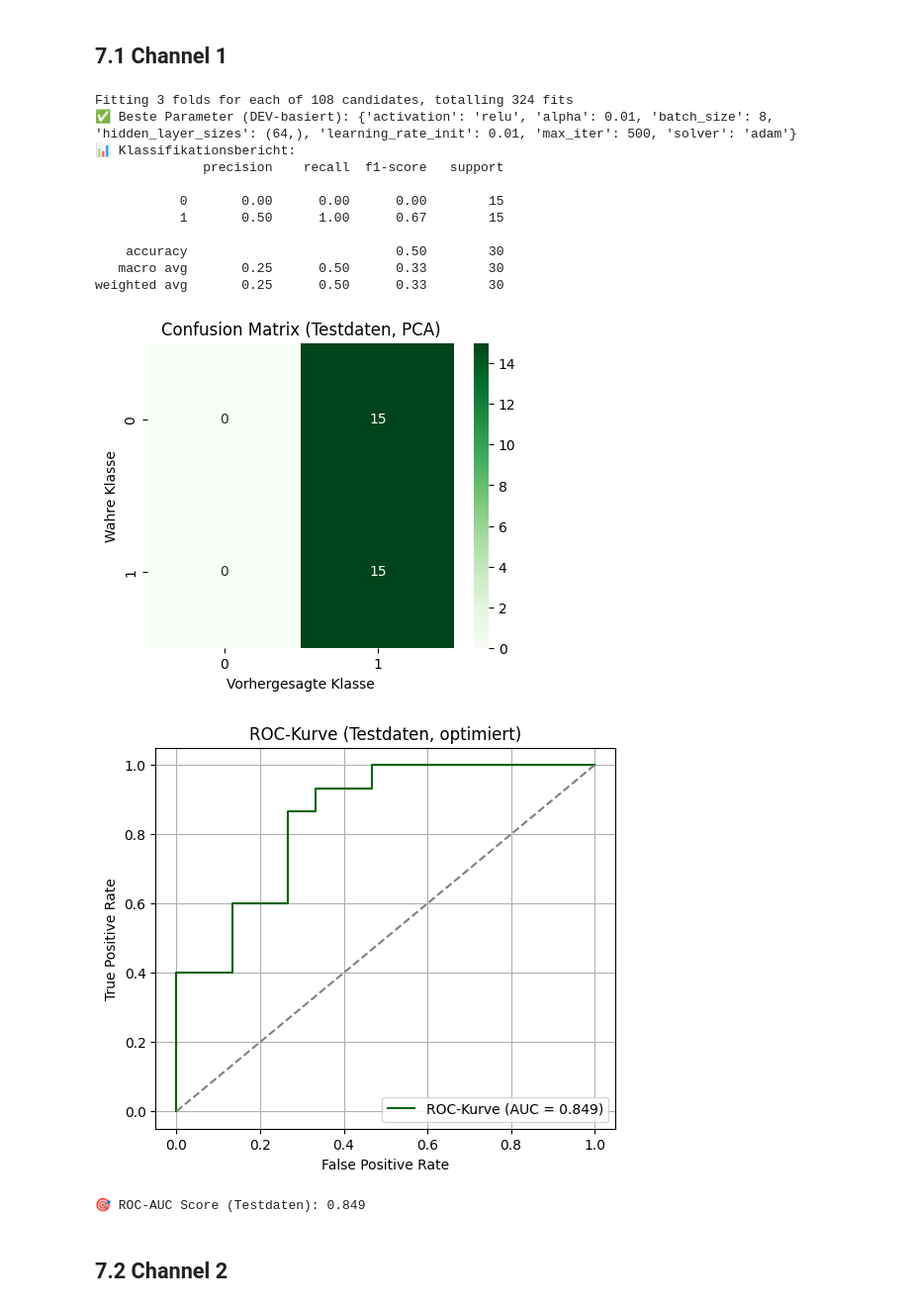
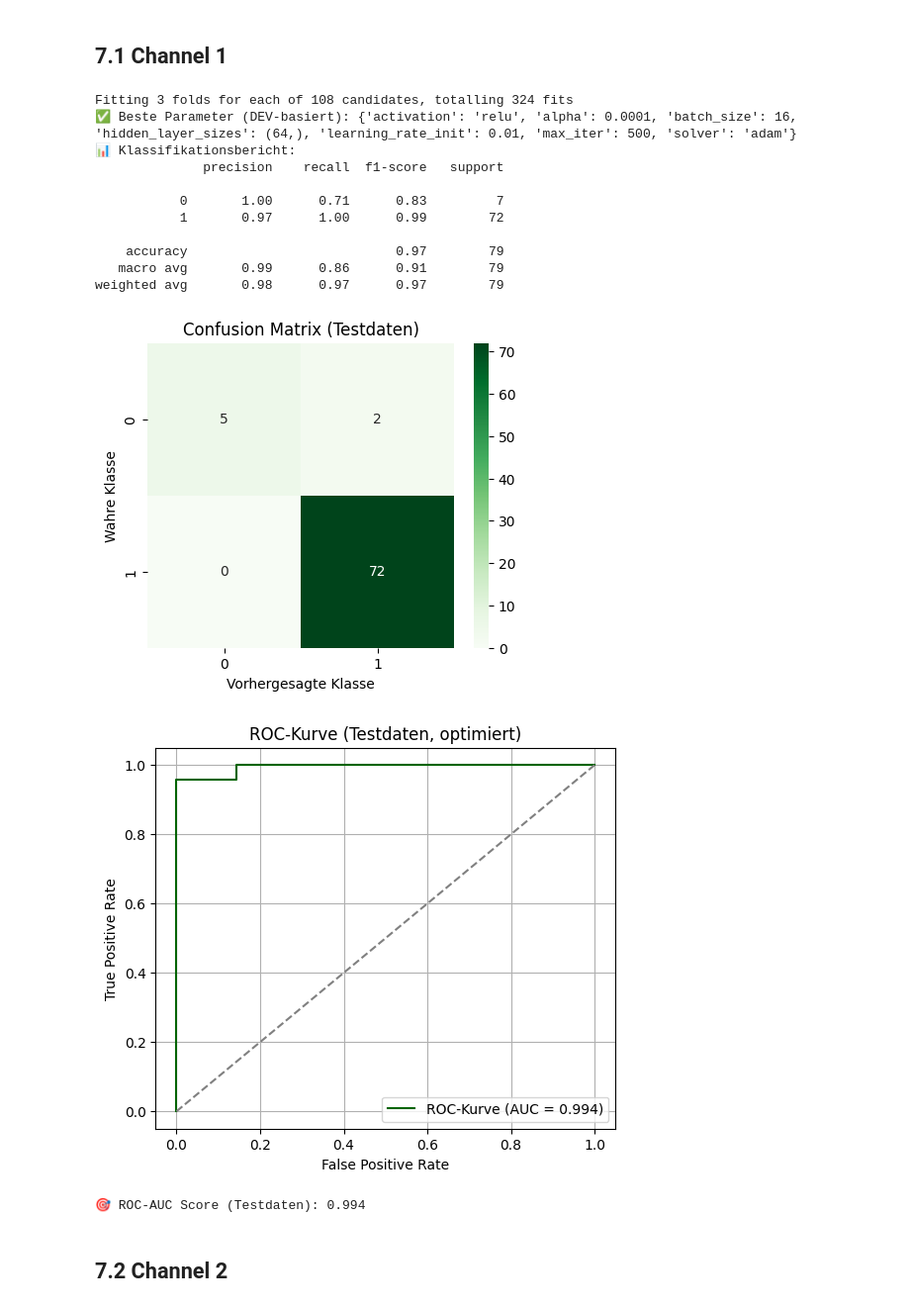
Before and after one commit to DmiPy/AI-in-material-diagnostics, a Jupyter notebook: SeminarAssignment3/main.ipynb, the cells around one changed output. Shown at 99% size. Saved outputs shown, nothing was run; the diff lists cells and outputs as text; code cells hidden in the pictures.

```diff
--- a/SeminarAssignment3/main.ipynb
+++ b/SeminarAssignment3/main.ipynb
@@ -592,18 +586,17 @@ Wir verwenden StandardScaler von sklearn, und bereiten X_train, X_dev, X_test so
 # %% [markdown]
 ## 7.1 Channel 1
 # %%
-from sklearn.model_selection import train_test_split
+from sklearn.model_selection import train_test_split, GridSearchCV
 from sklearn.preprocessing import StandardScaler
 from sklearn.neural_network import MLPClassifier
-from sklearn.decomposition import PCA
 from sklearn.metrics import classification_report, confusion_matrix, roc_auc_score, roc_curve
+import matplotlib.pyplot as plt
 import seaborn as sns
-from sklearn.model_selection import GridSearchCV
-import matplotlib.pyplot as plt
 
+# 🔧 Top 3 Features (Kanal 1)
 top3_ch1_features = ['spec_kurtosis_ch1', 'spec_var_ch1', 'spec_mean_ch1']
 
-# train / dev / test data
+# 🎯 Trainings-, Entwicklungs- und Testdaten
 X_train = train_ch1[top3_ch1_features]
 y_train = train_ch1['label']
 X_dev = dev_ch1[top3_ch1_features]
@@ -611,83 +604,81 @@ y_dev = dev_ch1['label']
 X_test = test_ch1[top3_ch1_features]
 y_test = test_ch1['label']
 
-# Normalize features using StandardScaler
+# 🔄 Standardisierung der Features
 scaler = StandardScaler()
 X_train_scaled = scaler.fit_transform(X_train)
 X_dev_scaled = scaler.transform(X_dev)
 X_test_scaled = scaler.transform(X_test)
 
-# Apply PCA to reduce feature space to 2 dimensions (for visualization and regularization)
-pca = PCA(n_components=2, random_state=42)
-X_train_pca = pca.fit_transform(X_train_scaled)
-X_dev_pca = pca.transform(X_dev_scaled)
-X_test_pca = pca.transform(X_test_scaled)
-
-# GridSearch for optimizing the hyperparameters
 param_grid = {
-'hidden_layer_sizes': [(16,), (32,), (64,), (32, 16)],
-'alpha': [0.0001, 0.001, 0.01], # Regularisierung (L2)
-'learning_rate_init': [0.001, 0.01, 0.05], # Lernrate
-'batch_size': [8, 16, 32], # Batch-Größe
-'max_iter': [500],
-'solver': ['adam'],
-'activation': ['relu']
+    'hidden_layer_sizes': [(16,), (32,), (64,), (32, 16)],
+    'alpha': [0.0001, 0.001, 0.01],
+    'learning_rate_init': [0.001, 0.01, 0.05],
+    'batch_size': [8, 16, 32],
+    'max_iter': [500],
+    'solver': ['adam'],
+    'activation': ['relu']
 }
 
 mlp_base = MLPClassifier(random_state=42)
 
+# 🔍 GridSearch auf dem DEV-Set
 grid = GridSearchCV(mlp_base, param_grid, cv=3, scoring='roc_auc', verbose=1, n_jobs=-1)
-grid.fit(X_dev_pca, y_dev)
+grid.fit(X_dev_scaled, y_dev)
 
 print("✅ Beste Parameter (DEV-basiert):", grid.best_params_)
 
-# Train final MLP with best parameters on TRAIN data
+# 🔧 Trainiere bestes Modell auf TRAIN
 best_mlp = grid.best_estimator_
-best_mlp.fit(X_train_pca, y_train)
+best_mlp.fit(X_train_scaled, y_train)
 
-y_pred = best_mlp.predict(X_test_pca)
-y_proba = best_mlp.predict_proba(X_test_pca)[:, 1]
+# 🔍 Vorhersage auf TEST
+y_pred = best_mlp.predict(X_test_scaled)
+y_proba = best_mlp.predict_proba(X_test_scaled)[:, 1]
 
+# 📊 Klassifikationsbericht
 print("📊 Klassifikationsbericht:")
 print(classification_report(y_test, y_pred))
 
+# 📉 Confusion Matrix
 conf_mat = confusion_matrix(y_test, y_pred)
 plt.figure(figsize=(5, 4))
 sns.heatmap(conf_mat, annot=True, fmt='d', cmap='Greens')
-plt.title('Confusion Matrix (Testdaten, PCA)')
+plt.title('Confusion Matrix (Testdaten)')
 plt.xlabel('Vorhergesagte Klasse')
 plt.ylabel('Wahre Klasse')
 plt.show()
 
+# 📈 ROC-Kurve
 fpr, tpr, _ = roc_curve(y_test, y_proba)
 auc_score = roc_auc_score(y_test, y_proba)
 
 plt.figure(figsize=(6, 5))
 plt.plot(fpr, tpr, label=f'ROC-Kurve (AUC = {auc_score:.3f})', color='darkgreen')
 plt.plot([0, 1], [0, 1], linestyle='--', color='gray')
 plt.xlabel('False Positive Rate')
 plt.ylabel('True Positive Rate')
 plt.title('ROC-Kurve (Testdaten, optimiert)')
 plt.legend()
 plt.grid(True)
 plt.show()
 
 print(f"🎯 ROC-AUC Score (Testdaten): {auc_score:.3f}")
 # %% [output]
 Fitting 3 folds for each of 108 candidates, totalling 324 fits
-✅ Beste Parameter (DEV-basiert): {'activation': 'relu', 'alpha': 0.01, 'batch_size': 8, 'hidden_layer_sizes': (64,), 'learning_rate_init': 0.01, 'max_iter': 500, 'solver': 'adam'}
+✅ Beste Parameter (DEV-basiert): {'activation': 'relu', 'alpha': 0.0001, 'batch_size': 16, 'hidden_layer_sizes': (64,), 'learning_rate_init': 0.01, 'max_iter': 500, 'solver': 'adam'}
 📊 Klassifikationsbericht:
               precision    recall  f1-score   support
 
-           0       0.00      0.00      0.00        15
-           1       0.50      1.00      0.67        15
+           0       1.00      0.71      0.83         7
+           1       0.97      1.00      0.99        72
 
-    accuracy                           0.50        30
-   macro avg       0.25      0.50      0.33        30
-weighted avg       0.25      0.50      0.33        30
+    accuracy                           0.97        79
+   macro avg       0.99      0.86      0.91        79
+weighted avg       0.98      0.97      0.97        79
-[figure, old version]
+[figure, new version]
-[figure, old version]
+[figure, new version]
-🎯 ROC-AUC Score (Testdaten): 0.849
+🎯 ROC-AUC Score (Testdaten): 0.994
 # %% [markdown]
 ## 7.2 Channel 2
 # %%
```
Also changed, not shown: parts of 2 cells of this notebook.
